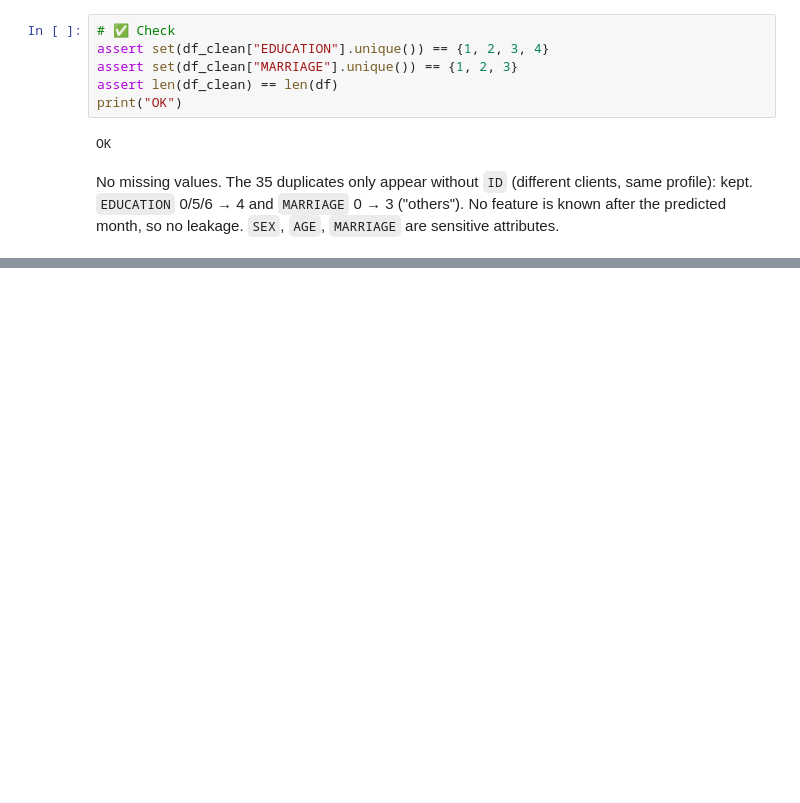
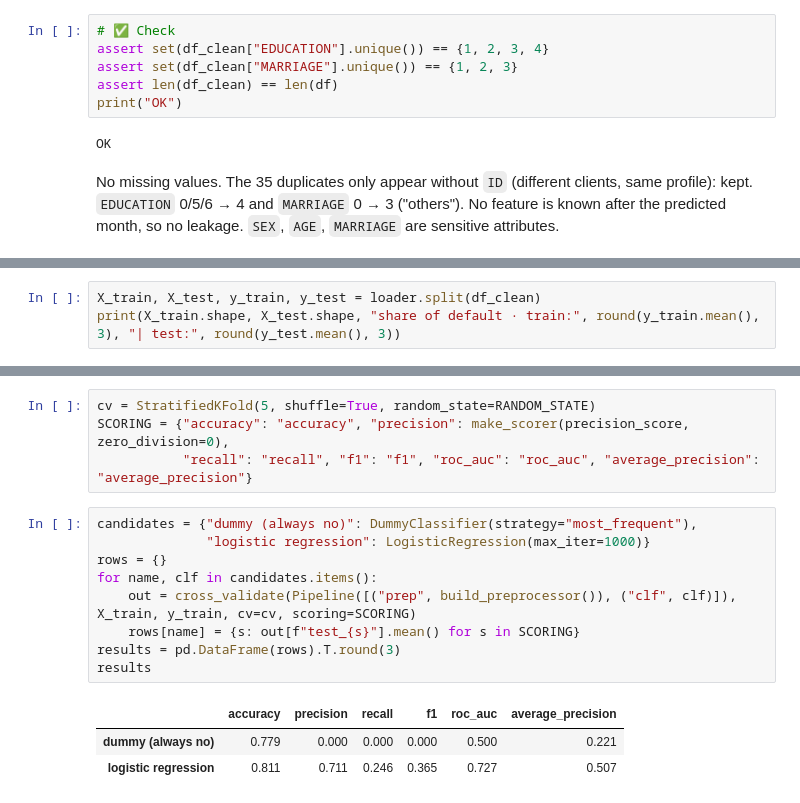
Before and after one commit to c1vxs/credit-default, a Jupyter notebook: notebooks/analysis.ipynb, the cells around one changed output, grey strips where cells are left out. Cells and saved outputs as stored; diff of their text form; blank space fills up the shorter version.

```diff
--- a/notebooks/analysis.ipynb
+++ b/notebooks/analysis.ipynb
@@ -187,0 +198,3 @@ No missing values. The 35 duplicates only appear without `ID` (different clients
+# %%
+X_train, X_test, y_train, y_test = loader.split(df_clean)
+print(X_train.shape, X_test.shape, "share of default · train:", round(y_train.mean(), 3), "| test:", round(y_test.mean(), 3))
@@ -187,0 +210,17 @@ No missing values. The 35 duplicates only appear without `ID` (different clients
+# %%
+cv = StratifiedKFold(5, shuffle=True, random_state=RANDOM_STATE)
+SCORING = {"accuracy": "accuracy", "precision": make_scorer(precision_score, zero_division=0),
+           "recall": "recall", "f1": "f1", "roc_auc": "roc_auc", "average_precision": "average_precision"}
+# %%
+candidates = {"dummy (always no)": DummyClassifier(strategy="most_frequent"),
+              "logistic regression": LogisticRegression(max_iter=1000)}
+rows = {}
+for name, clf in candidates.items():
+    out = cross_validate(Pipeline([("prep", build_preprocessor()), ("clf", clf)]), X_train, y_train, cv=cv, scoring=SCORING)
+    rows[name] = {s: out[f"test_{s}"].mean() for s in SCORING}
+results = pd.DataFrame(rows).T.round(3)
+results
+# %% [output]
+|  | accuracy | precision | recall | f1 | roc_auc | average_precision |
+| dummy (always no) | 0.779 | 0.000 | 0.000 | 0.000 | 0.500 | 0.221 |
+| logistic regression | 0.811 | 0.711 | 0.246 | 0.365 | 0.727 | 0.507 |
```
Also changed, not shown: parts of 6 cells of this notebook.
